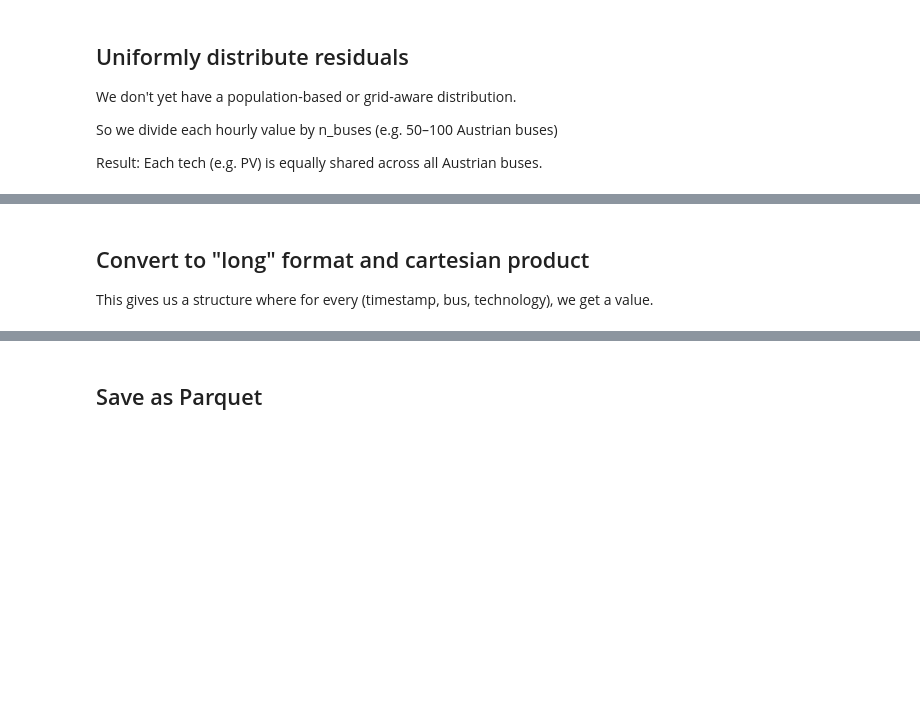
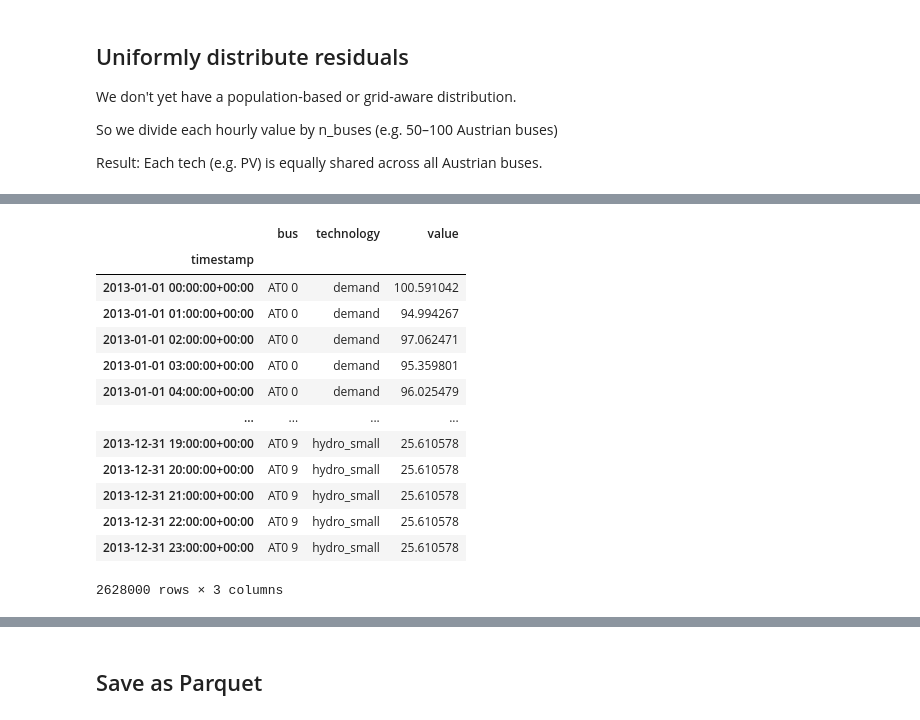
Before and after one commit to bjoernellens1/pypsa-eur-evt, a Jupyter notebook: rules/MA/notebooks/map_residual_to_buses.py.ipynb, the cells around one changed output, grey strips where cells are left out. Cells and saved outputs as stored; diff of their text form; code cells hidden in the pictures; blank space fills up the shorter version.

```diff
--- a/rules/MA/notebooks/map_residual_to_buses.py.ipynb
+++ b/rules/MA/notebooks/map_residual_to_buses.py.ipynb
@@ -99,2 +153,24 @@ distributed_df = residual_df / n_buses
+# %%
+# --- Distribute residuals using bus weights ---
+
+# For each timestamp and technology, multiply by bus weight
+distributed_list = []
+for bus, weight in bus_weights.items():
+    weighted = residual_df.mul(weight)
+    weighted = weighted.copy()
+    weighted["bus"] = bus
+    # Do NOT reset index here; keep timestamp as index
+    distributed_list.append(weighted)
+
+distributed_df = pd.concat(distributed_list)
+distributed_df.index.name = "timestamp"   # <-- Add this line
+distributed_df = distributed_df.reset_index()  # Now you get a "timestamp" column
+
+# Melt to long format (timestamp as column, bus as column)
+long_df = distributed_df.melt(id_vars=["timestamp", "bus"], var_name="technology", value_name="value")
+long_df = long_df.set_index("timestamp")  # Set timestamp as index
+
+# Ensure correct column order
+mapped_df = long_df[["bus", "technology", "value"]]
 # %%
 distributed_df
@@ -101,16 +191,17 @@ distributed_df
-# %% [markdown]
-##  Convert to "long" format and cartesian product
-
-This gives us a structure where for every (timestamp, bus, technology), we get a value.
-# %%
-
-# Long-format structure: timestamp × technology × value
-long_df = distributed_df.stack().reset_index()
-long_df.columns = ["timestamp", "technology", "value"]
-
-# Cartesian product with buses
-long_df = long_df.assign(key=1).merge(
-    pd.DataFrame({"bus": bus_ids, "key": 1}), on="key", how="outer"
-).drop("key", axis=1)
-
-mapped_df = long_df[["timestamp", "bus", "technology", "value"]]
+# %%
+long_df
+# %% [output]
+|  | bus | technology | value |
+| timestamp |  |  |  |
+| 2013-01-01 00:00:00+00:00 | AT0 0 | demand | 100.591042 |
+| 2013-01-01 01:00:00+00:00 | AT0 0 | demand | 94.994267 |
+| 2013-01-01 02:00:00+00:00 | AT0 0 | demand | 97.062471 |
+| 2013-01-01 03:00:00+00:00 | AT0 0 | demand | 95.359801 |
+| 2013-01-01 04:00:00+00:00 | AT0 0 | demand | 96.025479 |
+| ... | ... | ... | ... |
+| 2013-12-31 19:00:00+00:00 | AT0 9 | hydro_small | 25.610578 |
+| 2013-12-31 20:00:00+00:00 | AT0 9 | hydro_small | 25.610578 |
+| 2013-12-31 21:00:00+00:00 | AT0 9 | hydro_small | 25.610578 |
+| 2013-12-31 22:00:00+00:00 | AT0 9 | hydro_small | 25.610578 |
+| 2013-12-31 23:00:00+00:00 | AT0 9 | hydro_small | 25.610578 |
+2628000 rows × 3 columns
```
Also changed, not shown: parts of 9 cells of this notebook, 5 other files.
